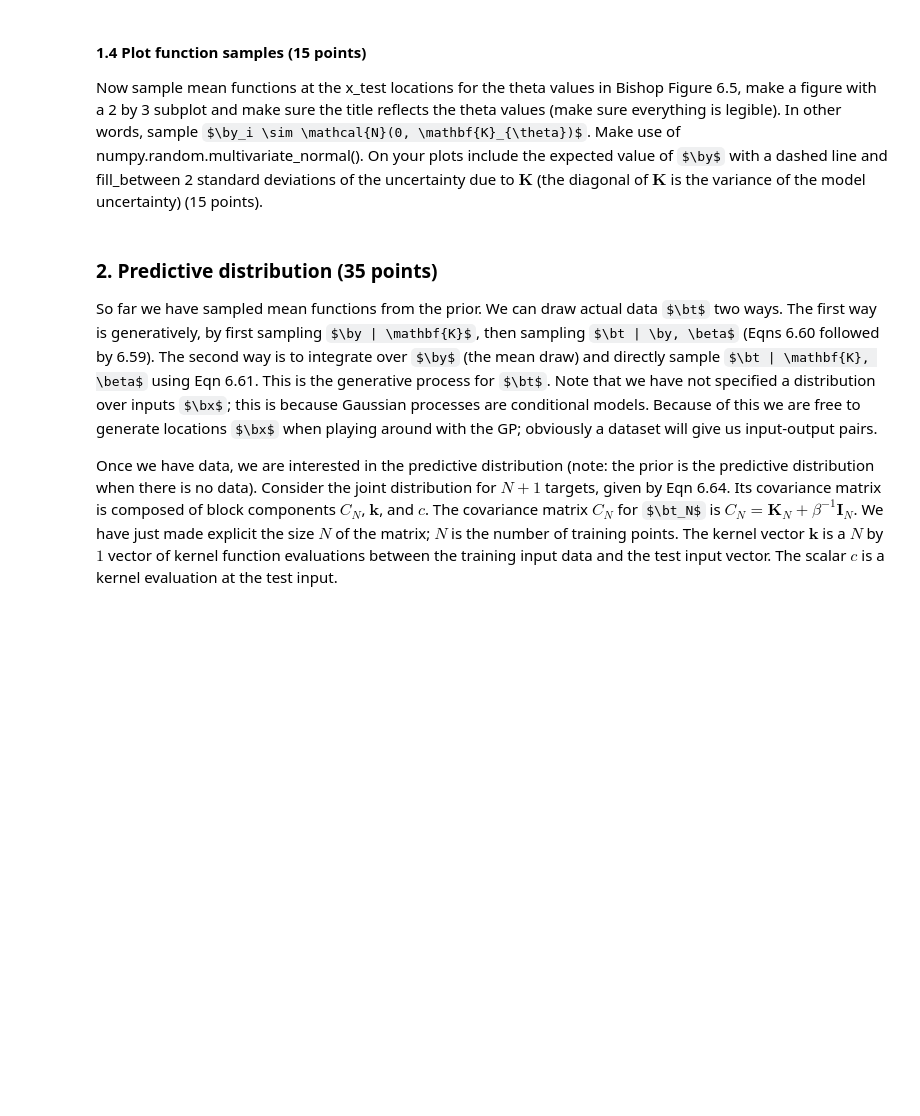
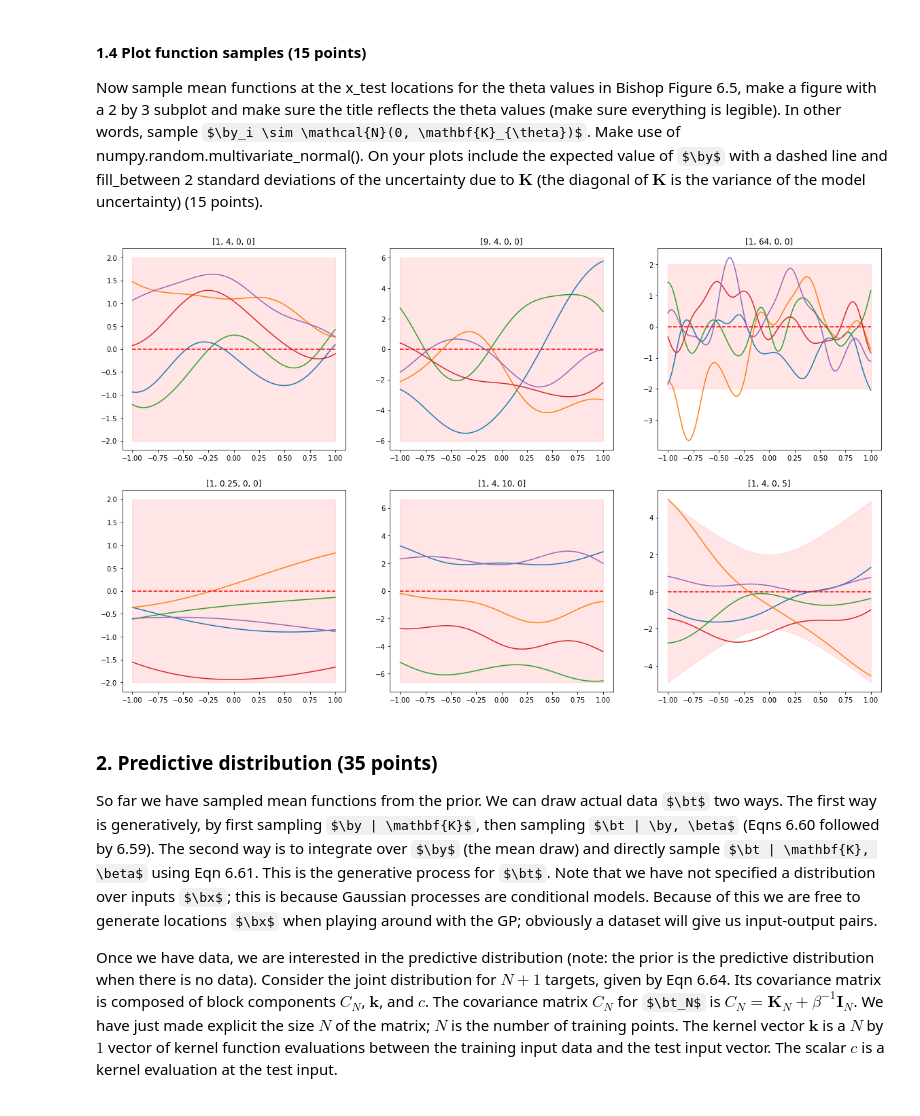
Before and after one commit to Kalsir/ml1_lab3, a Jupyter notebook: 11025352_11924462_lab3.ipynb, the cells around one changed output. Drawn from its saved outputs; the diff is of its cells as text; code cells hidden in the pictures; some formulas as TeX source; blank space fills up the shorter version.

```diff
--- a/11025352_11924462_lab3.ipynb
+++ b/11025352_11924462_lab3.ipynb
@@ -153,3 +151,7 @@ def k_n_m(xn, xm, thetas):
+# %%
+def k_n_m(xn, xm, thetas):
+    k = thetas[0]*exp(-(xn - xm)**2/2*thetas[1])+thetas[2]+thetas[3]*xn*xm
+    return k
 # %%
 # DO NOT REMOVE THIS CELL!
 # It contains hidden tests
@@ -157,12 +159,16 @@ def k_n_m(xn, xm, thetas):
 #### 1.3 computeK( X1, X2, thetas ) (10 points)
 Eqn 6.60 is the marginal distribution of mean output of $N$ data vectors: $p(\mathbf{y}) = \mathcal{N}(0, \mathbf{K})$.  Notice that the expected mean function is $0$ at all locations, and that the covariance is a $N$ by $N$ kernel matrix $\mathbf{K}$.  Write a function `computeK(x1, x2, thetas)`
 that computes the kernel matrix. Use k_n_m as part of an inner loop (of course, there are more efficient ways of computing the kernel function making better use of vectorization, but that is not necessary) (5 points).
-# %%
-def computeK(x1, x2, thetas):
-    # YOUR CODE HERE
-    raise NotImplementedError()
-
-    return K
+# %%
+def computeK(x1, x2, thetas):
+    #K = thetas[0]*exp(-subtract.outer(x1, x2)**2/2*thetas[1])+thetas[2]+thetas[3]*outer(x1, x2)
+    N = len(x1)
+    M = len(x2)
+    K = empty((N, M))
+    for i in range(N):
+        for j in range(M):
+            K[i,j] = k_n_m(x1[i], x2[j], thetas)
+    return K
 # %%
 ### Test your function
 x1 = [0, 1, 2]
@@ -181,3 +184,32 @@ raise NotImplementedError()
+# %%
+def plot_subplot(subplot, thetas):
+    K = computeK(x_test, x_test, thetas)
+    zero_vec = zeros(len(x_test))
+    std2 = 2*sqrt(diagonal(K))
+    for _ in range(5):
+        y = random.multivariate_normal(zero_vec, K)
+        subplot.plot(x_test, y)
+    subplot.plot(x_test, zero_vec, linestyle = "--", color = "r")
+    subplot.fill_between(x_test, - std2, std2, color="r", alpha=0.1)
+    subplot.set_title(thetas)
+
+bishop_thetas = []
+bishop_thetas.append([1, 4, 0, 0])
+bishop_thetas.append([9, 4, 0, 0])
+bishop_thetas.append([1, 64, 0, 0])
+bishop_thetas.append([1, 0.25, 0, 0])
+bishop_thetas.append([1, 4, 10, 0])
+bishop_thetas.append([1, 4, 0, 5])
+bishop_thetas_copy = bishop_thetas.copy()
+
+random.seed(42)
+fig, axs = subplots(2, 3, figsize=(20,12))
+for i in range(2):
+    for j in range(3):
+        plot_subplot(axs[i,j], bishop_thetas_copy.pop(0))
+plt.show()
+# %% [output]
+[figure, added]
 # %% [markdown]
 ### 2. Predictive distribution (35 points)
 So far we have sampled mean functions from the prior.  We can draw actual data $\bt$ two ways.  The first way is generatively, by first sampling $\by | \mathbf{K}$, then sampling $\bt | \by, \beta$ (Eqns 6.60 followed by 6.59).  The second way is to integrate over $\by$ (the mean draw) and directly sample $\bt | \mathbf{K}, \beta$ using Eqn 6.61.    This is the generative process for $\bt$.  Note that we have not specified a distribution over inputs $\bx$;  this is because Gaussian processes are conditional models.  Because of this we are free to generate locations $\bx$ when playing around with the GP; obviously a dataset will give us input-output pairs.
```
Also changed, not shown: parts of 13 cells of this notebook.
